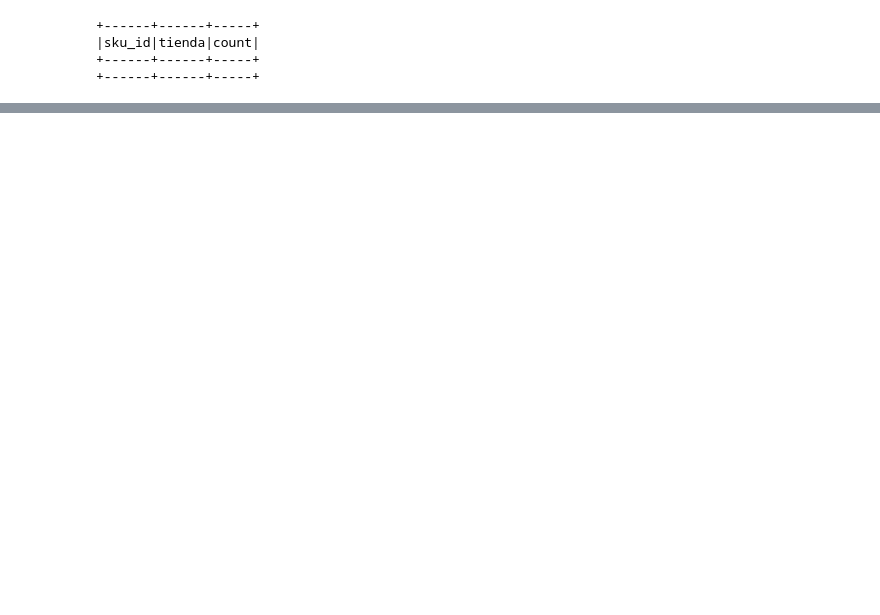
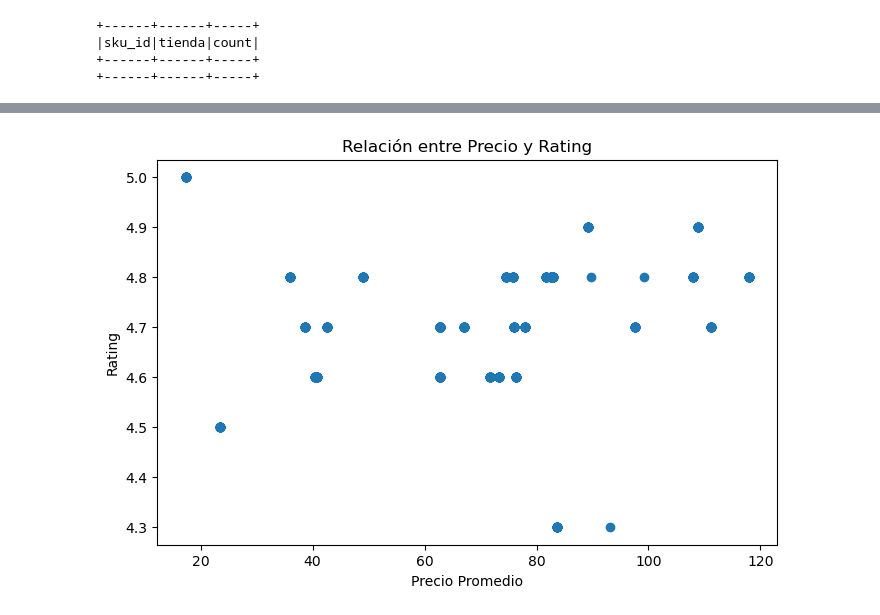
Before and after one commit to IICG-FACEA/BigData_IICG_2026, a Jupyter notebook: Estudiante S9/2_eda_mascota_spark.ipynb, the cells around one changed output, grey strips where cells are left out. Drawn from its saved outputs; the diff is of its cells as text; code cells hidden in the pictures; blank space fills up the shorter version.

```diff
--- a/Estudiante S9/2_eda_mascota_spark.ipynb
+++ b/Estudiante S9/2_eda_mascota_spark.ipynb
@@ -313,0 +673,23 @@ AnalysisException: [UNRESOLVED_COLUMN.WITH_SUGGESTION] A column or function para
+# %%
+datos = (
+    df_clean.select(
+        "precio_promedio",
+        "rating_num"
+    )
+    .toPandas()
+)
+
+plt.figure(figsize=(8,5))
+
+plt.scatter(
+    datos["precio_promedio"],
+    datos["rating_num"]
+)
+
+plt.title("Relación entre Precio y Rating")
+plt.xlabel("Precio Promedio")
+plt.ylabel("Rating")
+
+plt.show()
+# %% [output]
+[figure, added]
```
Also changed, not shown: parts of 27 cells of this notebook, 4 other files.
